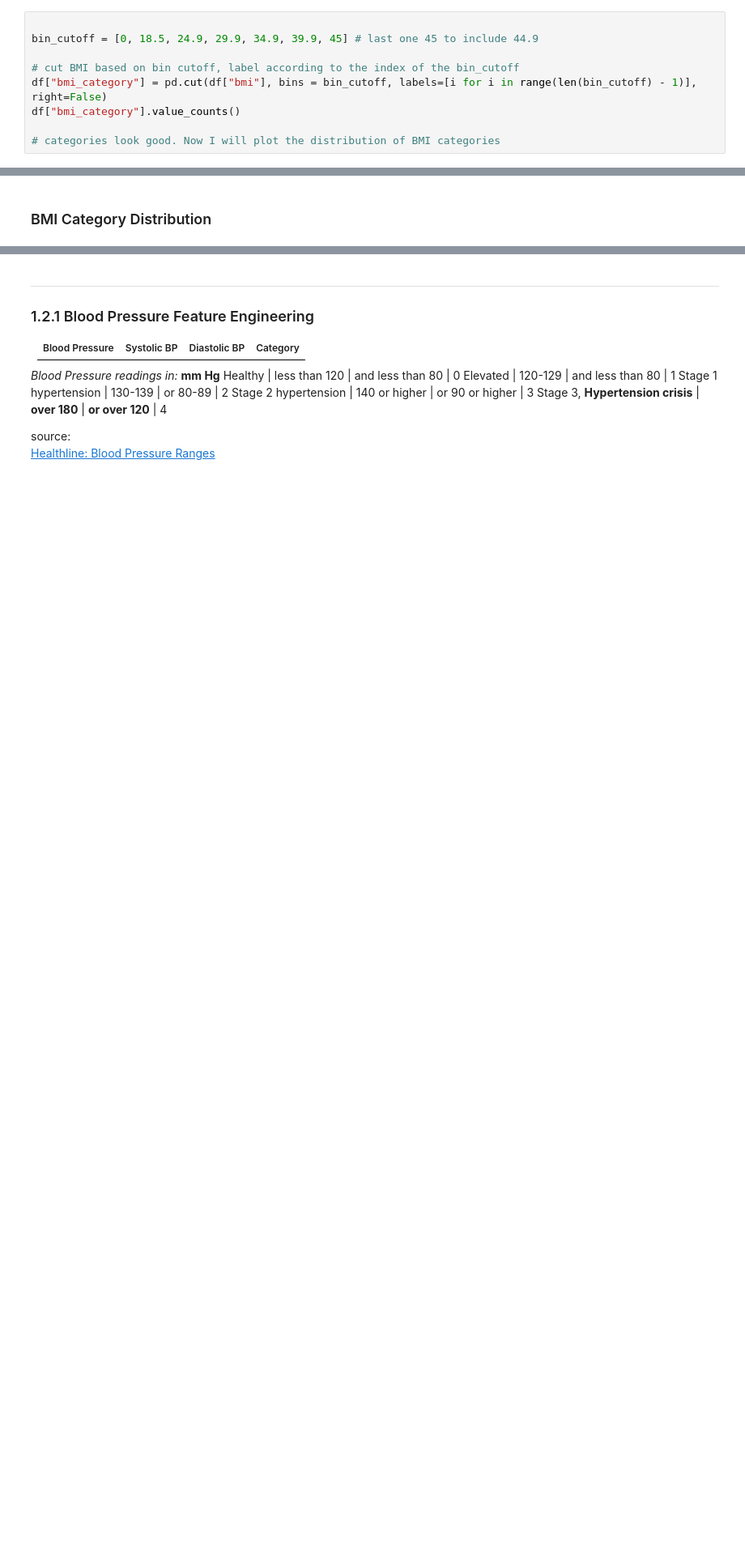
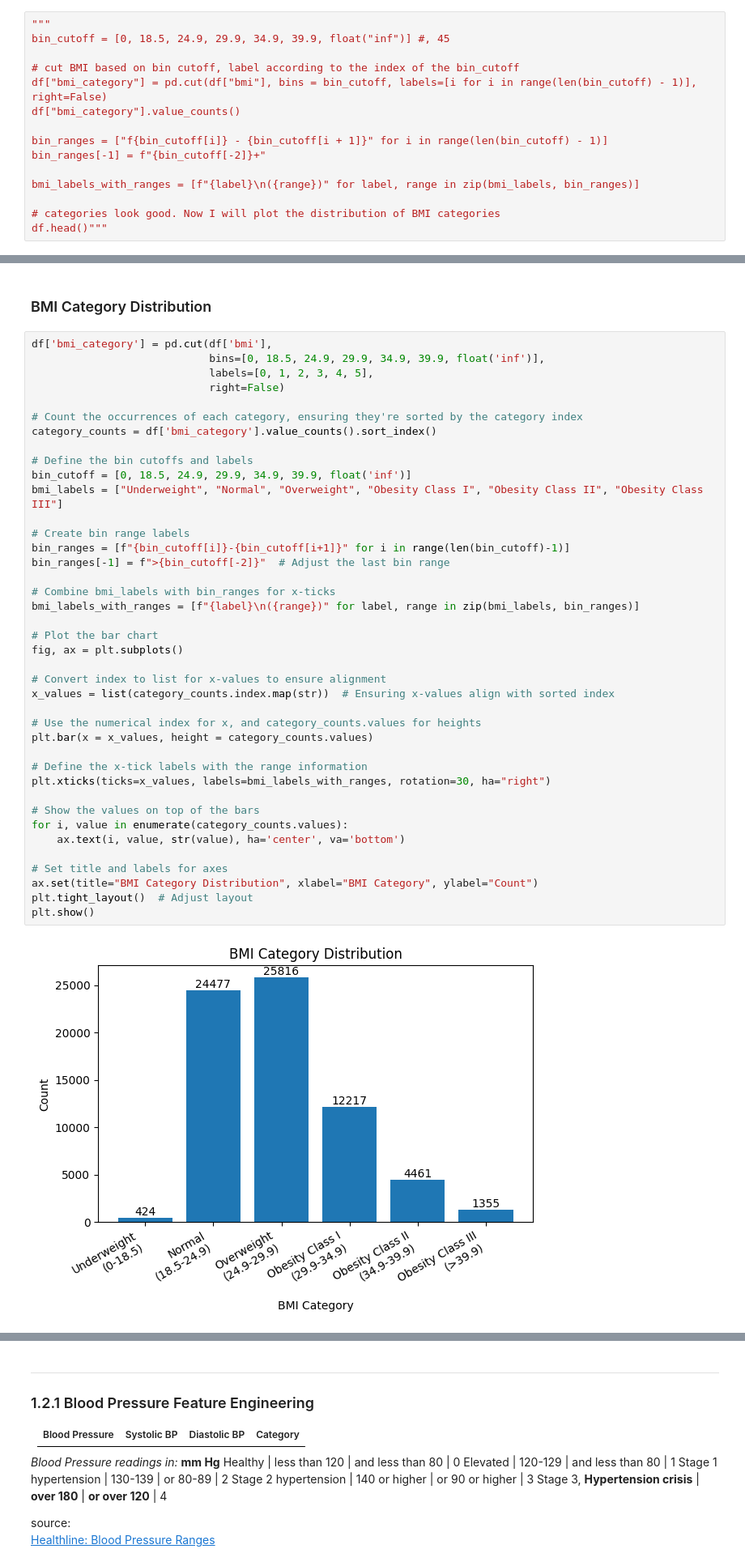
Before and after one commit to Wessnom/ML-AI23-Lab_Alexander_Wessner, a Jupyter notebook: data_analysis.ipynb, the cells around one changed output, grey strips where cells are left out. Shown: that part at 81% size. Saved outputs shown, nothing was run; the diff lists cells and outputs as text; blank space fills up the shorter version.

```diff
--- a/data_analysis.ipynb
+++ b/data_analysis.ipynb
@@ -419,9 +419,15 @@ df.head()
 # %%
-
-bin_cutoff = [0, 18.5, 24.9, 29.9, 34.9, 39.9, 45] # last one 45 to include 44.9
+"""
+bin_cutoff = [0, 18.5, 24.9, 29.9, 34.9, 39.9, float("inf")] #, 45
 
 # cut BMI based on bin cutoff, label according to the index of the bin_cutoff
 df["bmi_category"] = pd.cut(df["bmi"], bins = bin_cutoff, labels=[i for i in range(len(bin_cutoff) - 1)], right=False)
 df["bmi_category"].value_counts()
 
+bin_ranges = ["f{bin_cutoff[i]} - {bin_cutoff[i + 1]}" for i in range(len(bin_cutoff) - 1)]
+bin_ranges[-1] = f"{bin_cutoff[-2]}+"
+
+bmi_labels_with_ranges = [f"{label}\n({range})" for label, range in zip(bmi_labels, bin_ranges)]
+
 # categories look good. Now I will plot the distribution of BMI categories
+df.head()"""
@@ -428,3 +439,45 @@ df["bmi_category"].value_counts()
 # %% [markdown]
 ### BMI Category Distribution
+# %%
+df['bmi_category'] = pd.cut(df['bmi'],
+                            bins=[0, 18.5, 24.9, 29.9, 34.9, 39.9, float('inf')],
+                            labels=[0, 1, 2, 3, 4, 5],
+                            right=False)
+
+# Count the occurrences of each category, ensuring they're sorted by the category index
+category_counts = df['bmi_category'].value_counts().sort_index()
+
+# Define the bin cutoffs and labels
+bin_cutoff = [0, 18.5, 24.9, 29.9, 34.9, 39.9, float('inf')]
+bmi_labels = ["Underweight", "Normal", "Overweight", "Obesity Class I", "Obesity Class II", "Obesity Class III"]
+
+# Create bin range labels
+bin_ranges = [f"{bin_cutoff[i]}-{bin_cutoff[i+1]}" for i in range(len(bin_cutoff)-1)]
+bin_ranges[-1] = f">{bin_cutoff[-2]}"  # Adjust the last bin range
+
+# Combine bmi_labels with bin_ranges for x-ticks
+bmi_labels_with_ranges = [f"{label}\n({range})" for label, range in zip(bmi_labels, bin_ranges)]
+
+# Plot the bar chart
+fig, ax = plt.subplots()
+
+# Convert index to list for x-values to ensure alignment
+x_values = list(category_counts.index.map(str))  # Ensuring x-values align with sorted index
+
+# Use the numerical index for x, and category_counts.values for heights
+plt.bar(x = x_values, height = category_counts.values)
+
+# Define the x-tick labels with the range information
+plt.xticks(ticks=x_values, labels=bmi_labels_with_ranges, rotation=30, ha="right")
+
+# Show the values on top of the bars
+for i, value in enumerate(category_counts.values):
+    ax.text(i, value, str(value), ha='center', va='bottom')
+
+# Set title and labels for axes
+ax.set(title="BMI Category Distribution", xlabel="BMI Category", ylabel="Count")
+plt.tight_layout()  # Adjust layout
+plt.show()
+# %% [output]
+[figure, added]
 # %%
```
Also changed, not shown: parts of 22 cells of this notebook.
